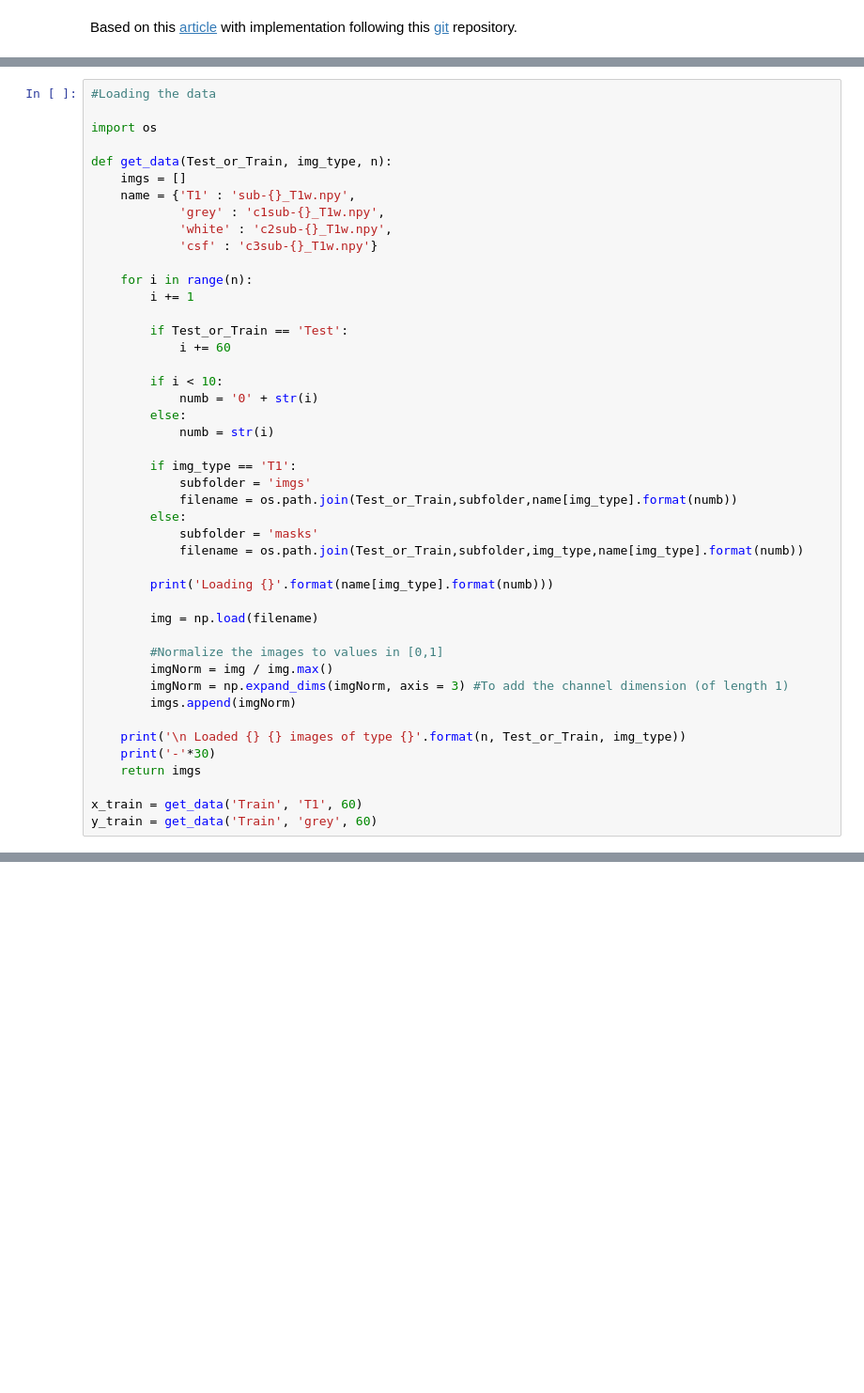
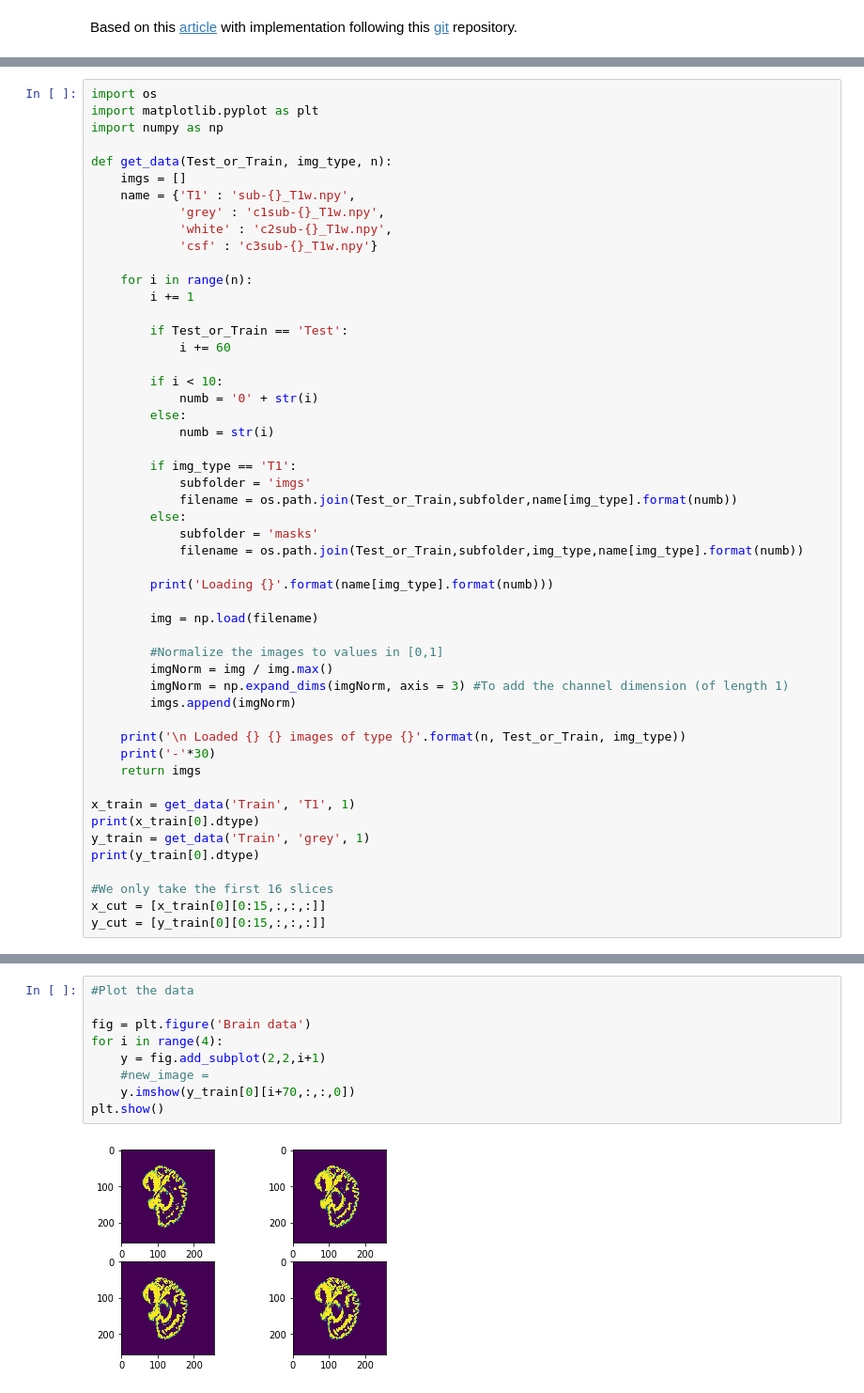
Before and after one commit to Joeri38/brain-segmentation, a Jupyter notebook: 3D U-net.ipynb, the cells around one changed output, grey strips where cells are left out. Shown: that part at 94% size. Cells and saved outputs as stored; diff of their text form; blank space fills up the shorter version.

```diff
--- a/3D U-net.ipynb
+++ b/3D U-net.ipynb
@@ -108,7 +181,7 @@ We made a model
 # %%
-#Loading the data
-
 import os
+import matplotlib.pyplot as plt
+import numpy as np
 
 def get_data(Test_or_Train, img_type, n):
     imgs = []
@@ -148,7 +221,13 @@ def get_data(Test_or_Train, img_type, n):
     print('-'*30)
     return imgs
 
-x_train = get_data('Train', 'T1', 60)
-y_train = get_data('Train', 'grey', 60)
+x_train = get_data('Train', 'T1', 1)
+print(x_train[0].dtype)
+y_train = get_data('Train', 'grey', 1)
+print(y_train[0].dtype)
+
+#We only take the first 16 slices
+x_cut = [x_train[0][0:15,:,:,:]]
+y_cut = [y_train[0][0:15,:,:,:]]
 # %% [output]
 Loading sub-01_T1w.npy
@@ -214,0 +243,11 @@ Epoch 1/2
+# %%
+#Plot the data
+
+fig = plt.figure('Brain data')
+for i in range(4):
+    y = fig.add_subplot(2,2,i+1)
+    #new_image =
+    y.imshow(y_train[0][i+70,:,:,0])
+plt.show()
+# %% [output]
+[figure, added]
```
Also changed, not shown: parts of 13 cells of this notebook.
